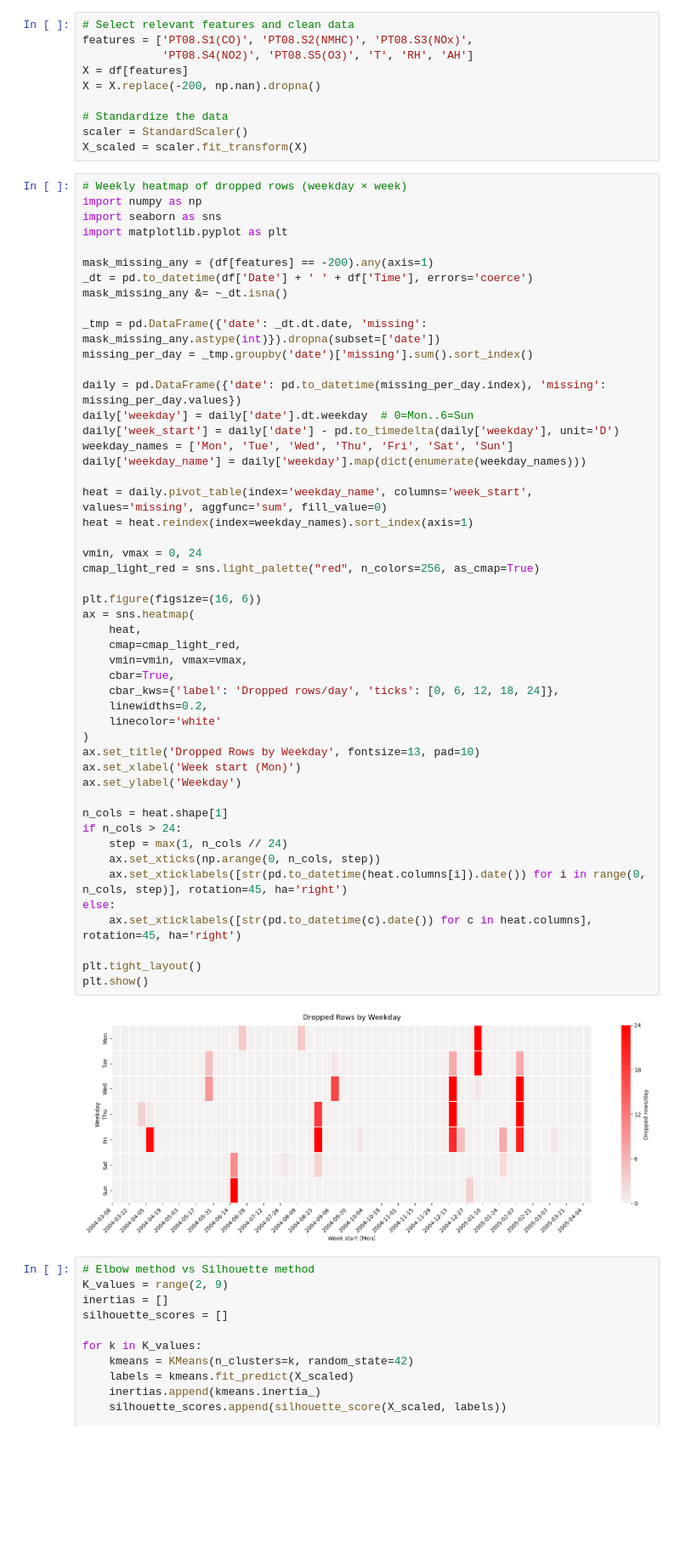
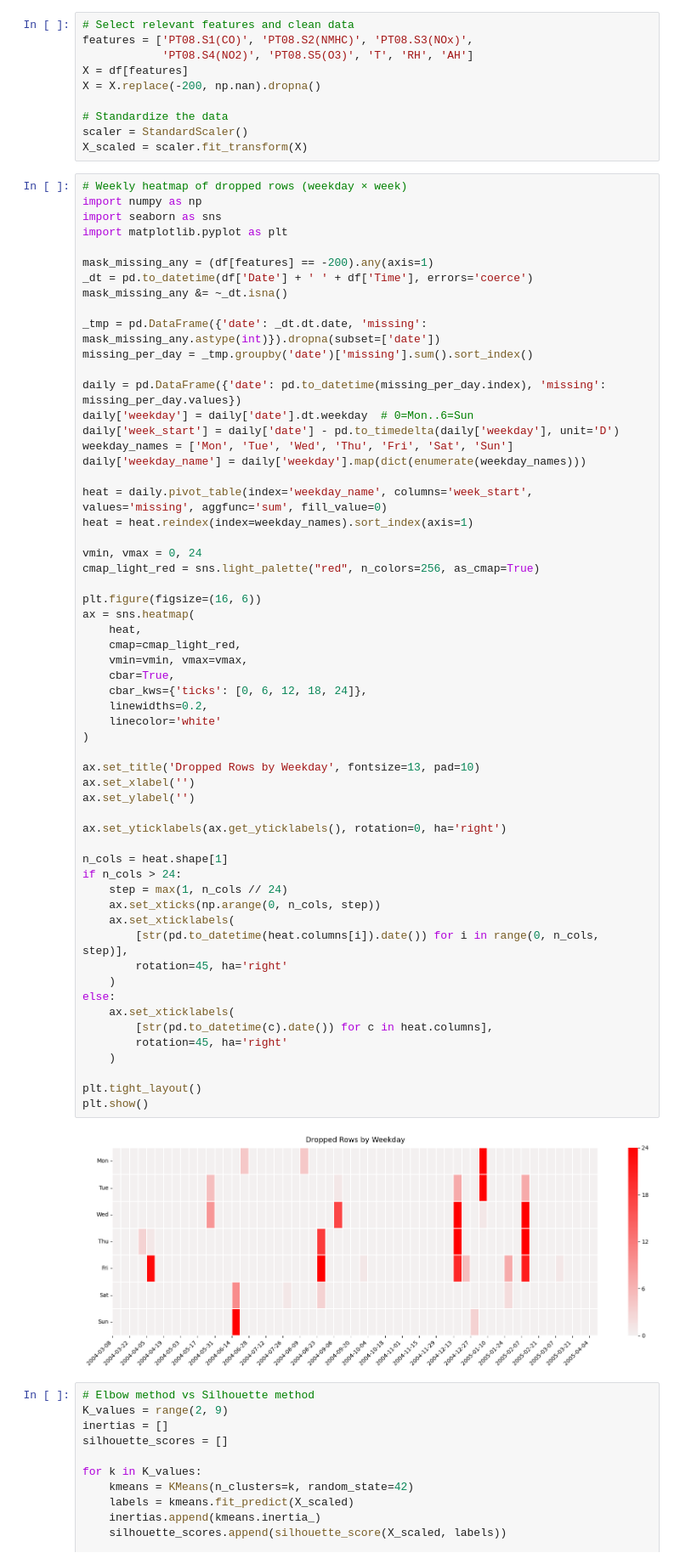
Before and after one commit to Gianluca-Coppola/Clustering, a Jupyter notebook: air_quality_clustering.ipynb, the cells around one changed output. Shown at 85% size. Cells and saved outputs as stored; diff of their text form; blank space fills up the shorter version.

```diff
--- a/air_quality_clustering.ipynb
+++ b/air_quality_clustering.ipynb
@@ -84,39 +84,48 @@ daily['weekday'] = daily['date'].dt.weekday  # 0=Mon..6=Sun
 daily['week_start'] = daily['date'] - pd.to_timedelta(daily['weekday'], unit='D')
 weekday_names = ['Mon', 'Tue', 'Wed', 'Thu', 'Fri', 'Sat', 'Sun']
 daily['weekday_name'] = daily['weekday'].map(dict(enumerate(weekday_names)))
 
 heat = daily.pivot_table(index='weekday_name', columns='week_start', values='missing', aggfunc='sum', fill_value=0)
 heat = heat.reindex(index=weekday_names).sort_index(axis=1)
 
 vmin, vmax = 0, 24
 cmap_light_red = sns.light_palette("red", n_colors=256, as_cmap=True)
 
 plt.figure(figsize=(16, 6))
 ax = sns.heatmap(
     heat,
     cmap=cmap_light_red,
     vmin=vmin, vmax=vmax,
     cbar=True,
-    cbar_kws={'label': 'Dropped rows/day', 'ticks': [0, 6, 12, 18, 24]},
+    cbar_kws={'ticks': [0, 6, 12, 18, 24]},
     linewidths=0.2,
     linecolor='white'
 )
+
 ax.set_title('Dropped Rows by Weekday', fontsize=13, pad=10)
-ax.set_xlabel('Week start (Mon)')
-ax.set_ylabel('Weekday')
+ax.set_xlabel('')
+ax.set_ylabel('')
+
+ax.set_yticklabels(ax.get_yticklabels(), rotation=0, ha='right')
 
 n_cols = heat.shape[1]
 if n_cols > 24:
     step = max(1, n_cols // 24)
     ax.set_xticks(np.arange(0, n_cols, step))
-    ax.set_xticklabels([str(pd.to_datetime(heat.columns[i]).date()) for i in range(0, n_cols, step)], rotation=45, ha='right')
+    ax.set_xticklabels(
+        [str(pd.to_datetime(heat.columns[i]).date()) for i in range(0, n_cols, step)],
+        rotation=45, ha='right'
+    )
 else:
-    ax.set_xticklabels([str(pd.to_datetime(c).date()) for c in heat.columns], rotation=45, ha='right')
+    ax.set_xticklabels(
+        [str(pd.to_datetime(c).date()) for c in heat.columns],
+        rotation=45, ha='right'
+    )
 
 plt.tight_layout()
 plt.show()
 # %% [output]
-[figure, old version]
+[figure, new version]
 # %%
 # Elbow method vs Silhouette method
 K_values = range(2, 9)
```
Also changed, not shown: parts of 2 cells of this notebook.
